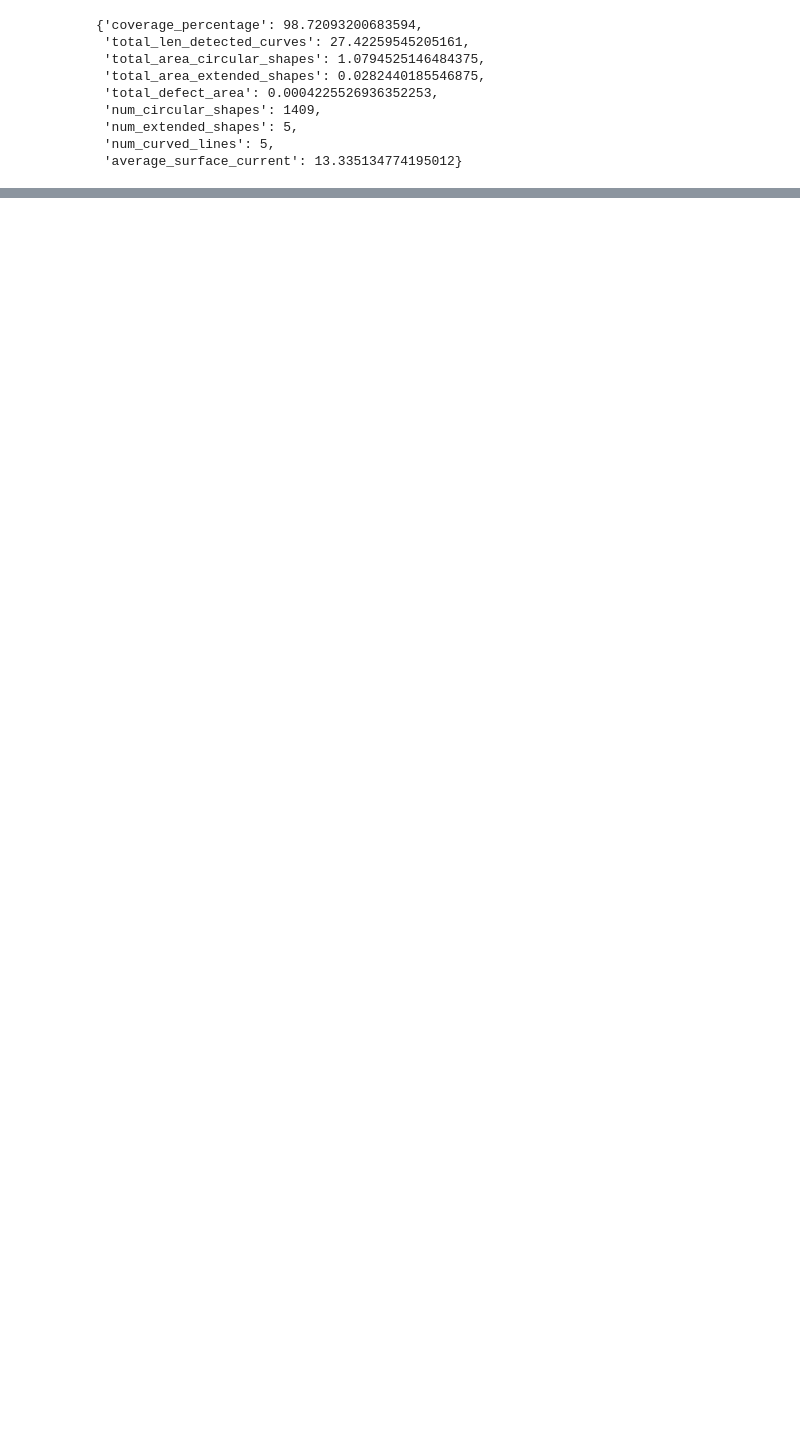
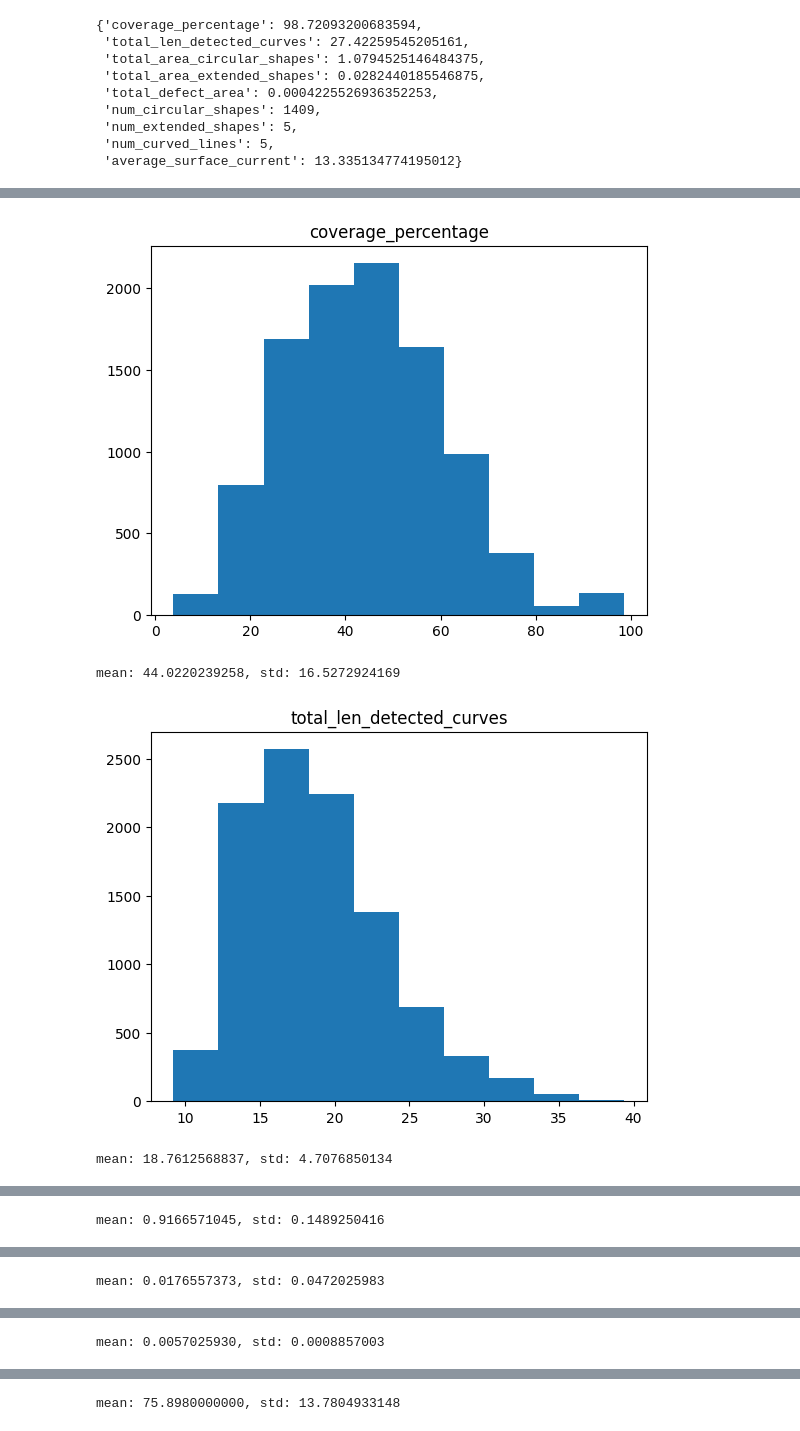
Before and after one commit to UNITES-Lab/sparse-cafm, a Jupyter notebook: ___old___/_test_cl_script.ipynb, the cells around one changed output, grey strips where cells are left out. Saved outputs shown, nothing was run; the diff lists cells and outputs as text; code cells hidden in the pictures; blank space fills up the shorter version.

```diff
--- a/___old___/_test_cl_script.ipynb
+++ b/___old___/_test_cl_script.ipynb
@@ -69 +119,44 @@ mean: 75.2265000000, std: 14.1692059675
 ... (6 outputs left out)
+# %%
+import pprint
+import torch
+import numpy as np
+from src.util.celano_lab_scripts import process_image
+from tqdm import tqdm
+from src.datasets.mos2_sef_surrogate import MOS2SefOLDERSurrogate, Formulation
+
+formulation = Formulation.P_Y_BAR_Y_SPARSE
+train_dataset = MOS2SefOLDERSurrogate("train", formulation, 128, 1, 7500)
+train_dataloader = torch.utils.data.DataLoader(
+    train_dataset, batch_size=1, shuffle=False, num_workers=0
+)
+val_dataset = MOS2SefOLDERSurrogate("val", formulation, 128, 1, 2500)
+val_dataloader = torch.utils.data.DataLoader(
+    val_dataset, batch_size=1, shuffle=False, num_workers=0
+)
+
+IMG_SIZE_UM=2.0
+values = {}
+for dataloader in [train_dataloader, val_dataloader]:
+    for i, data in tqdm(enumerate(dataloader)):
+        data = data['y']
+        data_subset = data[:, :128, :128]
+        char_data = process_image(data, IMG_SIZE_UM)
+        for k, v in char_data.items():
+            if k not in values:
+                values[k] = []
+            values[k].append(v)
+# %%
+import matplotlib.pyplot as plt
+
+# plot a histogram of all values; include mean and std stats
+for k, v in values.items():
+    plt.hist(v)
+    plt.title(k)
+    plt.show()
+    print(f"mean: {np.mean(v):.10f}, std: {np.std(v):.10f}")
+# %% [output]
+[figure, added]
+mean: 44.0220239258, std: 16.5272924169
+[figure, added]
+mean: 18.7612568837, std: 4.7076850134
@@ -69,0 +164 @@ mean: 75.2265000000, std: 14.1692059675
+mean: 0.9166571045, std: 0.1489250416
@@ -69,0 +166 @@ mean: 75.2265000000, std: 14.1692059675
+mean: 0.0176557373, std: 0.0472025983
@@ -69,0 +168 @@ mean: 75.2265000000, std: 14.1692059675
+mean: 0.0057025930, std: 0.0008857003
@@ -69,0 +170 @@ mean: 75.2265000000, std: 14.1692059675
+mean: 75.8980000000, std: 13.7804933148
```
Also changed, not shown: parts of 5 cells of this notebook, 9 other files.
